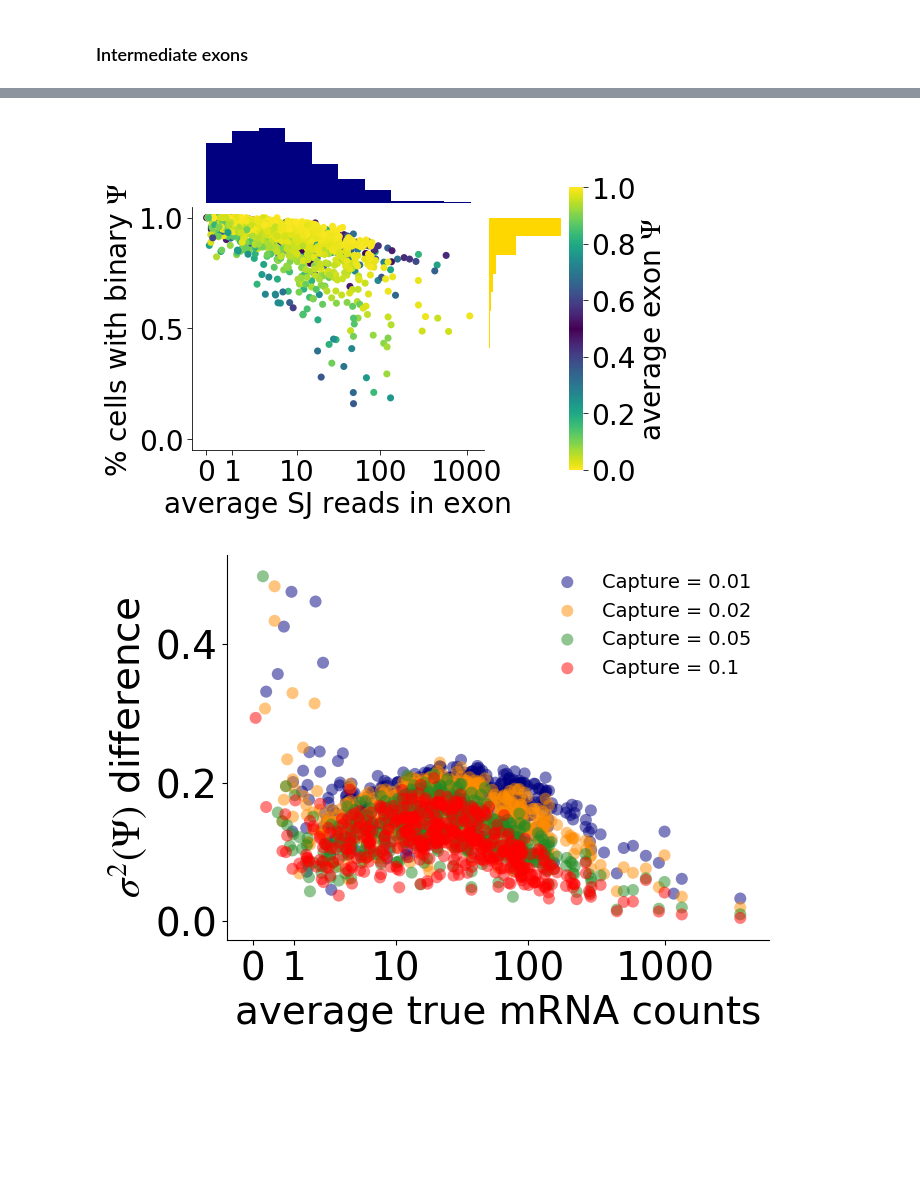
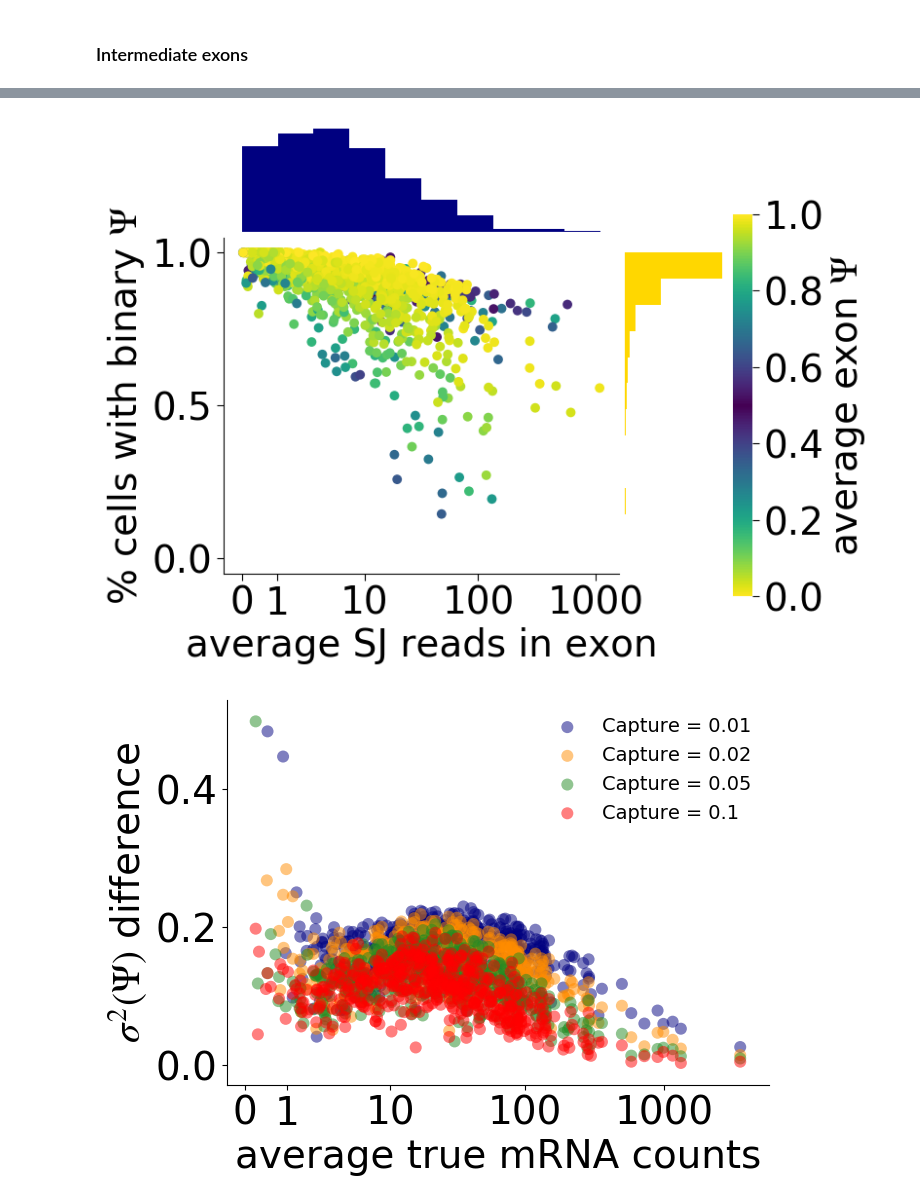
Before and after one commit to lareaulab/sc_binary_splicing, a Jupyter notebook: results/simulations/standard_bias/Simulations.ipynb, the cells around one changed output, grey strips where cells are left out. Cells and saved outputs as stored; diff of their text form; code cells hidden in the pictures; blank space fills up the shorter version.

```diff
--- a/results/simulations/standard_bias/Simulations.ipynb
+++ b/results/simulations/standard_bias/Simulations.ipynb
@@ -194,19 +92,0 @@ scp.plot_histograms(hist_list, dset_name_list, fig_len=10, fig_height = 12, ypos
-# %%
-gene_len = np.array([int(x.rstrip()) for x in open('sim0/gene_length.txt').readlines()])
-
-uni_true_counts, uni_true_psi = spu.process_symsim_true('sim0/unimodal_true.tab', n=300)
-uni_2_counts, uni_2_psi = spu.process_symsim_observed('sim0/unimodal_observed_2.tab', gene_len, n=300)
-# uni_1_counts, uni_1_psi = spu.process_symsim_observed('sim0/unimodal_observed_1.tab', gene_len, n=300)
-# uni_05_counts, uni_05_psi = spu.process_symsim_observed('sim0/unimodal_observed_05.tab', gene_len, n=300)
-# uni_02_counts, uni_02_psi = spu.process_symsim_observed('sim0/unimodal_observed_02.tab', gene_len, n=300)
-# uni_01_counts, uni_01_psi = spu.process_symsim_observed('sim0/unimodal_observed_01.tab', gene_len, n=300)
-# %%
-gene_len = np.array([int(x.rstrip()) for x in open('sim_tables8/gene_length.sim_1.txt').readlines()])
-
-
-uni_true_counts, uni_true_psi = spu.process_symsim_true('sim_tables8/true_counts.sim_1_cap_0.1.tab', n=300)
-uni_2_counts, uni_2_psi = spu.process_symsim_observed('sim_tables8/observed_counts.sim_1_cap_0.1.tab', gene_len, n=300)
-# uni_1_counts, uni_1_psi = spu.process_symsim_observed('sim0/unimodal_observed_1.tab', gene_len, n=300)
-# uni_05_counts, uni_05_psi = spu.process_symsim_observed('sim0/unimodal_observed_05.tab', gene_len, n=300)
-# uni_02_counts, uni_02_psi = spu.process_symsim_observed('sim0/unimodal_observed_02.tab', gene_len, n=300)
-# uni_01_counts, uni_01_psi = spu.process_symsim_observed('sim0/unimodal_observed_01.tab', gene_len, n=300)
@@ -425,12 +240,12 @@ plt.show()
 
 To get the tables in sim1, run the Rscript sim_realistic_data.R
 # %%
-bim_true_counts, bim_true_psi = spu.process_symsim_true('sim1/bimodal_true.tab')
-bim_2_counts, bim_2_psi = spu.process_symsim_observed('sim1/bimodal_observed_2.tab', gene_len)
-bim_1_counts, bim_1_psi = spu.process_symsim_observed('sim1/bimodal_observed_1.tab', gene_len)
-bim_05_counts, bim_05_psi = spu.process_symsim_observed('sim1/bimodal_observed_05.tab', gene_len)
-bim_02_counts, bim_02_psi = spu.process_symsim_observed('sim1/bimodal_observed_02.tab', gene_len)
-bim_01_counts, bim_01_psi = spu.process_symsim_observed('sim1/bimodal_observed_01.tab', gene_len)
+bim_true_counts, bim_true_psi = spu.process_symsim_true('sim1/bimodal_true.tab', n=300, g=1500)
+bim_2_counts, bim_2_psi = spu.process_symsim_observed('sim1/bimodal_observed_2.tab', gene_len, n=300, g=1500)
+bim_1_counts, bim_1_psi = spu.process_symsim_observed('sim1/bimodal_observed_1.tab', gene_len, n=300, g=1500)
+bim_05_counts, bim_05_psi = spu.process_symsim_observed('sim1/bimodal_observed_05.tab', gene_len, n=300, g=1500)
+bim_02_counts, bim_02_psi = spu.process_symsim_observed('sim1/bimodal_observed_02.tab', gene_len, n=300, g=1500)
+bim_01_counts, bim_01_psi = spu.process_symsim_observed('sim1/bimodal_observed_01.tab', gene_len, n=300, g=1500)
 # %%
 sort_bim_expression = bim_true_counts.mean(axis=1).sort_values().index
 bins_bim_true = scp.get_bins_table(bim_true_psi, bim_true_counts)
@@ -531,21 +347,22 @@ plt.show()
 # %%
 # import importlib
 # importlib.reload(scp)
 # importlib.reload(spu)
 # sns.reset_orig()
 # mpl.rcParams["mathtext.fontset"] = "stix"
 
 # figsize(13, 12)
 
 xlocations=[0, 1, 10, 100, 1000]
 #xtags = ['25', '50', '100', '200', '400', '800']
-scp.plot_ase_expression_v_binary(bim_2_psi, bim_2_counts, 'Bimodal', 'bimodal_simulation_capture_25', xlocations=xlocations,
+scp.plot_ase_expression_v_binary(bim_2_psi.dropna(how='all'), bim_2_counts.loc[bim_2_psi.dropna(how='all').index],
+                                 'Bimodal', 'bimodal_simulation_capture_25', xlocations=xlocations,
                                  xlabel='average SJ reads in exon',
                               plot_dir = 'plots', just_show=False)
 
 plt.show()
 # %% [output]
-[figure, old version]
+[figure, new version]
 # %%
 uni_1_psi_int = uni_1_psi.loc[(uni_1_psi.mean(axis=1) >= 0.2) & (uni_1_psi.mean(axis=1) <= 0.8)]
 uni_05_psi_int = uni_05_psi.loc[(uni_05_psi.mean(axis=1) >= 0.2) & (uni_05_psi.mean(axis=1) <= 0.8)]
@@ -607,7 +424,7 @@ plt.savefig('plots/beta_unif_unimodal_int_variance_diff.svg', bbox_inches='tight
 plt.savefig('plots/beta_unif_unimodal_int_variance_diff.pdf', bbox_inches='tight', transparent=True)
 plt.savefig('plots/beta_unif_unimodal_int_variance_diff.png', bbox_inches='tight', transparent=True)
 # %% [output]
-[figure, old version]
+[figure, new version]
 # %%
 fig = plt.figure(figsize=(7,5))
 
```
Also changed, not shown: parts of 33 cells of this notebook, 47 other files.
